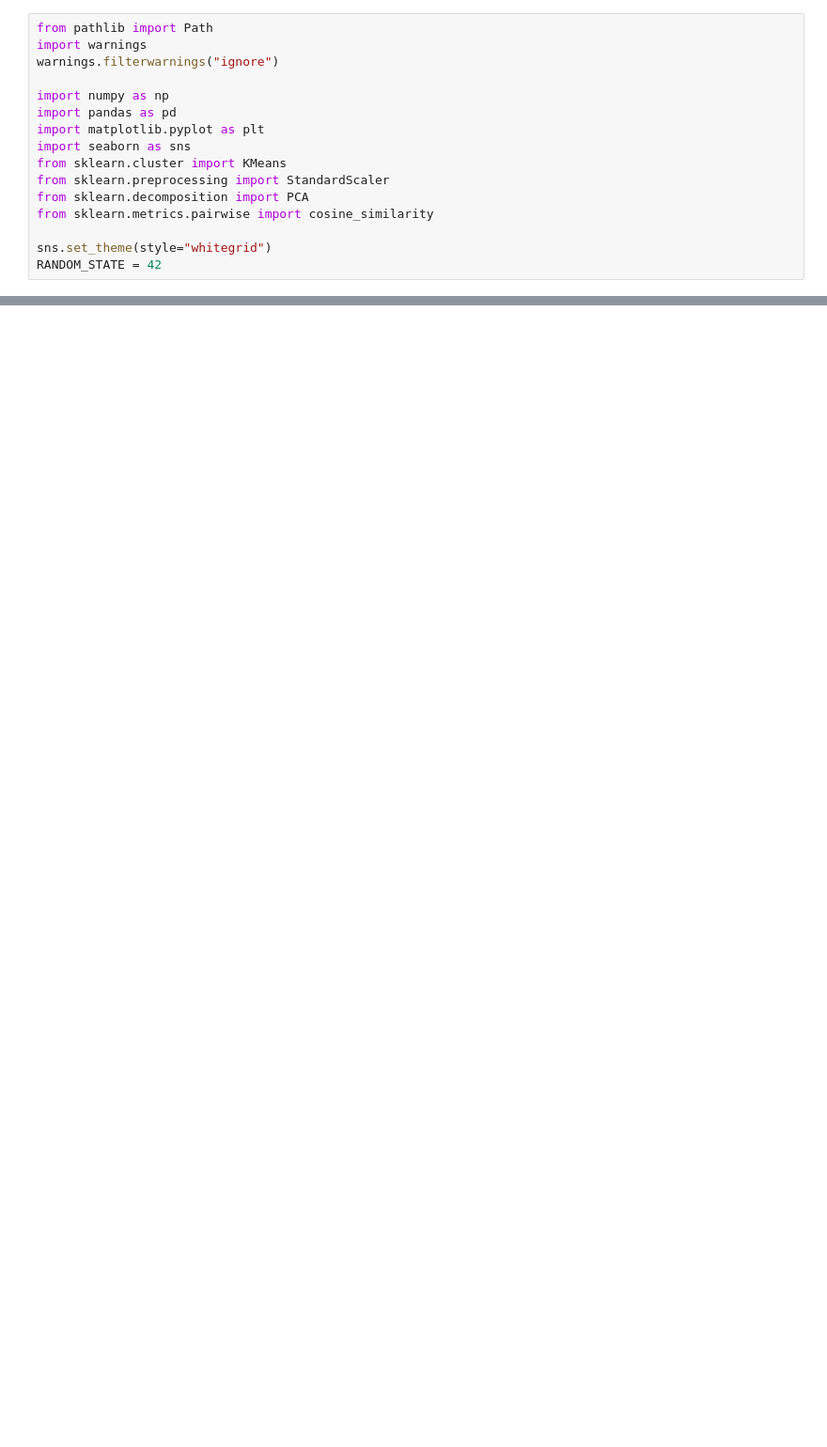
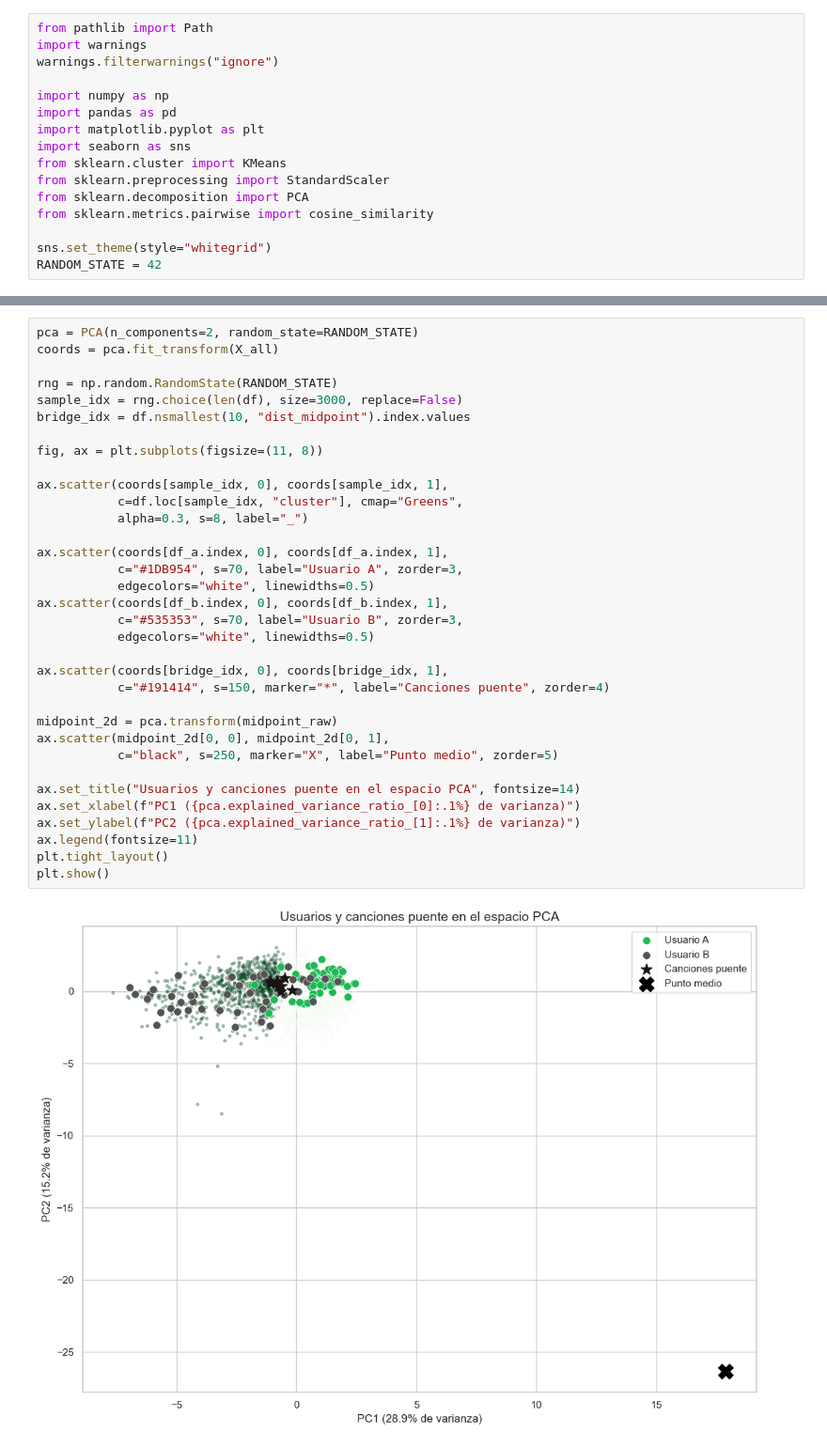
Before and after one commit to fidelMB/proyecto-ia-tc3002b, a Jupyter notebook: user_compatibility/user_musical_compatibility.ipynb, the cells around one changed output, grey strips where cells are left out. Shown at 94% size. Saved outputs shown, nothing was run; the diff lists cells and outputs as text; blank space fills up the shorter version.

```diff
--- a/user_compatibility/user_musical_compatibility.ipynb
+++ b/user_compatibility/user_musical_compatibility.ipynb
@@ -453,0 +256,36 @@ Illustrative code - see the comments above for real API integration.
+# %%
+pca = PCA(n_components=2, random_state=RANDOM_STATE)
+coords = pca.fit_transform(X_all)
+
+rng = np.random.RandomState(RANDOM_STATE)
+sample_idx = rng.choice(len(df), size=3000, replace=False)
+bridge_idx = df.nsmallest(10, "dist_midpoint").index.values
+
+fig, ax = plt.subplots(figsize=(11, 8))
+
+ax.scatter(coords[sample_idx, 0], coords[sample_idx, 1],
+           c=df.loc[sample_idx, "cluster"], cmap="Greens",
+           alpha=0.3, s=8, label="_")
+
+ax.scatter(coords[df_a.index, 0], coords[df_a.index, 1],
+           c="#1DB954", s=70, label="Usuario A", zorder=3,
+           edgecolors="white", linewidths=0.5)
+ax.scatter(coords[df_b.index, 0], coords[df_b.index, 1],
+           c="#535353", s=70, label="Usuario B", zorder=3,
+           edgecolors="white", linewidths=0.5)
+
+ax.scatter(coords[bridge_idx, 0], coords[bridge_idx, 1],
+           c="#191414", s=150, marker="*", label="Canciones puente", zorder=4)
+
+midpoint_2d = pca.transform(midpoint_raw)
+ax.scatter(midpoint_2d[0, 0], midpoint_2d[0, 1],
+           c="black", s=250, marker="X", label="Punto medio", zorder=5)
+
+ax.set_title("Usuarios y canciones puente en el espacio PCA", fontsize=14)
+ax.set_xlabel(f"PC1 ({pca.explained_variance_ratio_[0]:.1%} de varianza)")
+ax.set_ylabel(f"PC2 ({pca.explained_variance_ratio_[1]:.1%} de varianza)")
+ax.legend(fontsize=11)
+plt.tight_layout()
+plt.show()
+# %% [output]
+[figure, added]
```
Also changed, not shown: parts of 39 cells of this notebook.
